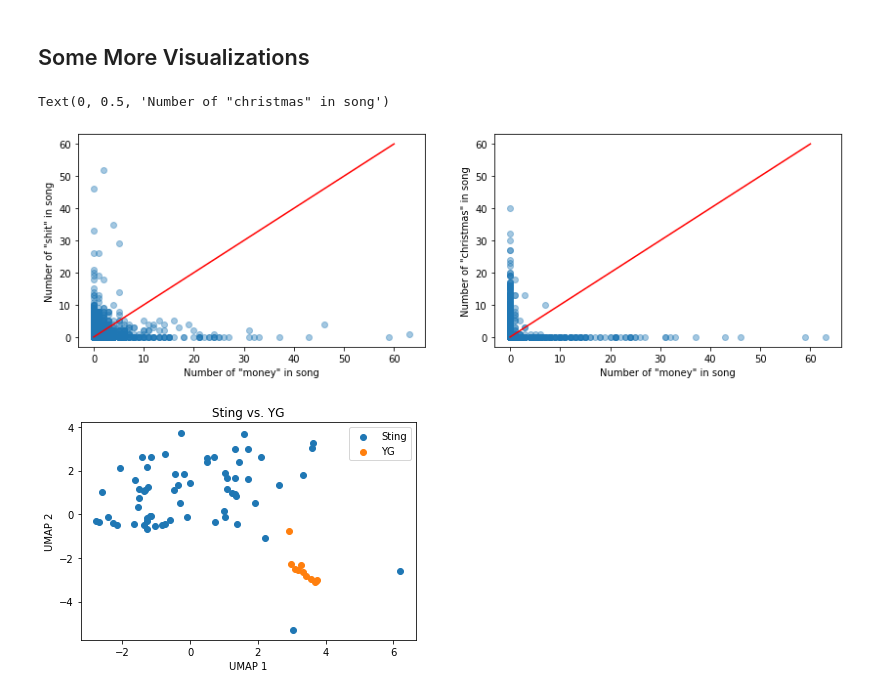
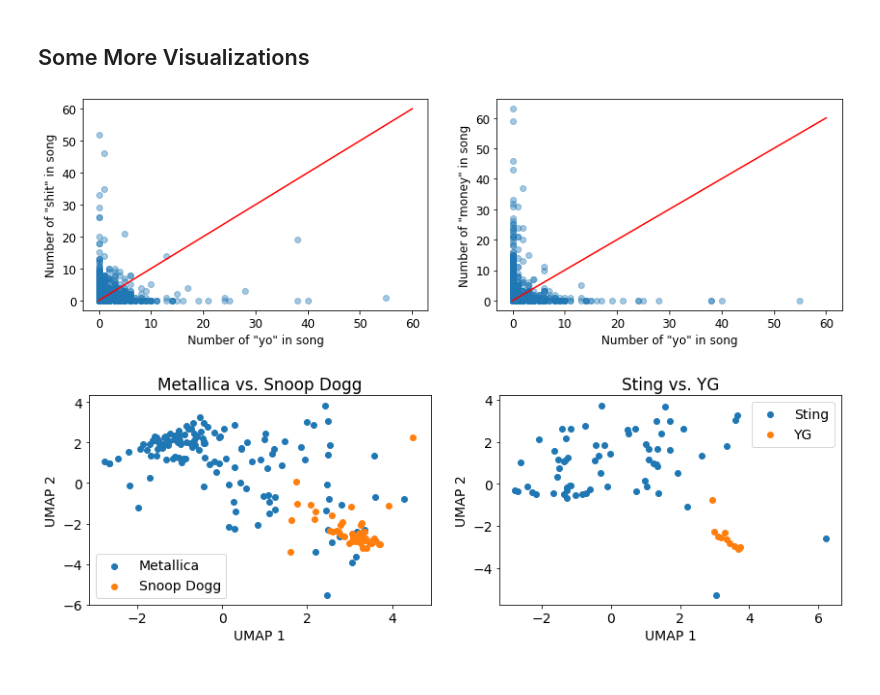
Before and after one commit to alpakpinar/genreGenius, a Jupyter notebook: count_visualize.ipynb, the cells around one changed output. Drawn from its saved outputs; the diff is of its cells as text; code cells hidden in the pictures.

Commit message:
Update artist comparison

```diff
--- a/count_visualize.ipynb
+++ b/count_visualize.ipynb
@@ -132,39 +166,47 @@ TOP 5 SONGS FOR: SHIT
 # %%
 fig = plt.figure(figsize=(14,4))
 ax1 = plt.subplot(1,2,1)
-ax1.scatter(count_data['money'], count_data['shit'], alpha=0.4)
+ax1.scatter(count_data['yo'], count_data['shit'], alpha=0.4)
 ax1.plot(np.linspace(0,60), np.linspace(0,60), 'r')
-ax1.set_xlabel('Number of "money" in song')
+ax1.set_xlabel('Number of "yo" in song')
 ax1.set_ylabel('Number of "shit" in song')
 
 ax2 = plt.subplot(1,2,2)
-ax2.scatter(count_data['money'], count_data['christmas'], alpha=0.4)
+ax2.scatter(count_data['yo'], count_data['money'], alpha=0.4)
 ax2.plot(np.linspace(0,60), np.linspace(0,60), 'r')
-ax2.set_xlabel('Number of "money" in song')
-ax2.set_ylabel('Number of "christmas" in song')
+ax2.set_xlabel('Number of "yo" in song')
+ax2.set_ylabel('Number of "money" in song')
+
+plt.rcParams.update({'font.size' : 10})
 # %% [output]
-Text(0, 0.5, 'Number of "christmas" in song')
-[figure, old version]
+[figure, new version]
 # %%
 # Compare songs of two artists visually
-def plot_comparison(label_data, umap_data, artist1, artist2):
+def plot_comparison(label_data, umap_data, artist1_list, artist2_list):
     '''Given two artists, plot the songs of each artist according to the UMAP output.'''
-    is_artist1 = label_data[:,0] == artist1
-    is_artist2 = label_data[:,0] == artist2
+    is_artist1 = label_data[:,0] == artist1_list[0]
+    is_artist2 = label_data[:,0] == artist1_list[1]
+
     umap_data_artist1 = umap_data[is_artist1]
     umap_data_artist2 = umap_data[is_artist2]
 
+    umap_artist1_list = [umap_data_artist1, umap_data_artist2]
+
     # Do the plotting
-    fig = plt.figure()
-    ax = plt.subplot(1,1,1)
-    ax.scatter(umap_data_artist1[:,0], umap_data_artist1[:,1], label=f'{artist1}')
-    ax.scatter(umap_data_artist2[:,0], umap_data_artist2[:,1], label=f'{artist2}')
-    ax.set_xlabel('UMAP 1')
-    ax.set_ylabel('UMAP 2')
-    ax.set_title(f'{artist1} vs. {artist2}')
-    plt.legend()
+    fig = plt.figure(figsize=(14,4))
+    for i, artist in enumerate(artist2_list):
+        is_artist = label_data[:,0] == artist
+        umap_data_artist = umap_data[is_artist]
+        ax = plt.subplot(1,2,i+1)
+        ax.scatter(umap_artist1_list[i][:,0], umap_artist1_list[i][:,1], label=f'{artist1_list[i]}')
+        ax.scatter(umap_data_artist[:,0], umap_data_artist[:,1], label=f'{artist}')
+        ax.set_xlabel('UMAP 1')
+        ax.set_ylabel('UMAP 2')
+        ax.set_title(f'{artist1_list[i]} vs. {artist}')
+        plt.legend()
+    fig.savefig('./visualizations/artist_comparison.png')
     plt.show()
 
-plot_comparison(label_data, umap_data, 'Sting', 'YG')
+plot_comparison(label_data, umap_data, ['Metallica', 'Sting'], ['Snoop Dogg', 'YG'])
 # %% [output]
-[figure, old version]
+[figure, new version]
```
Also changed, not shown: parts of 5 cells of this notebook.
